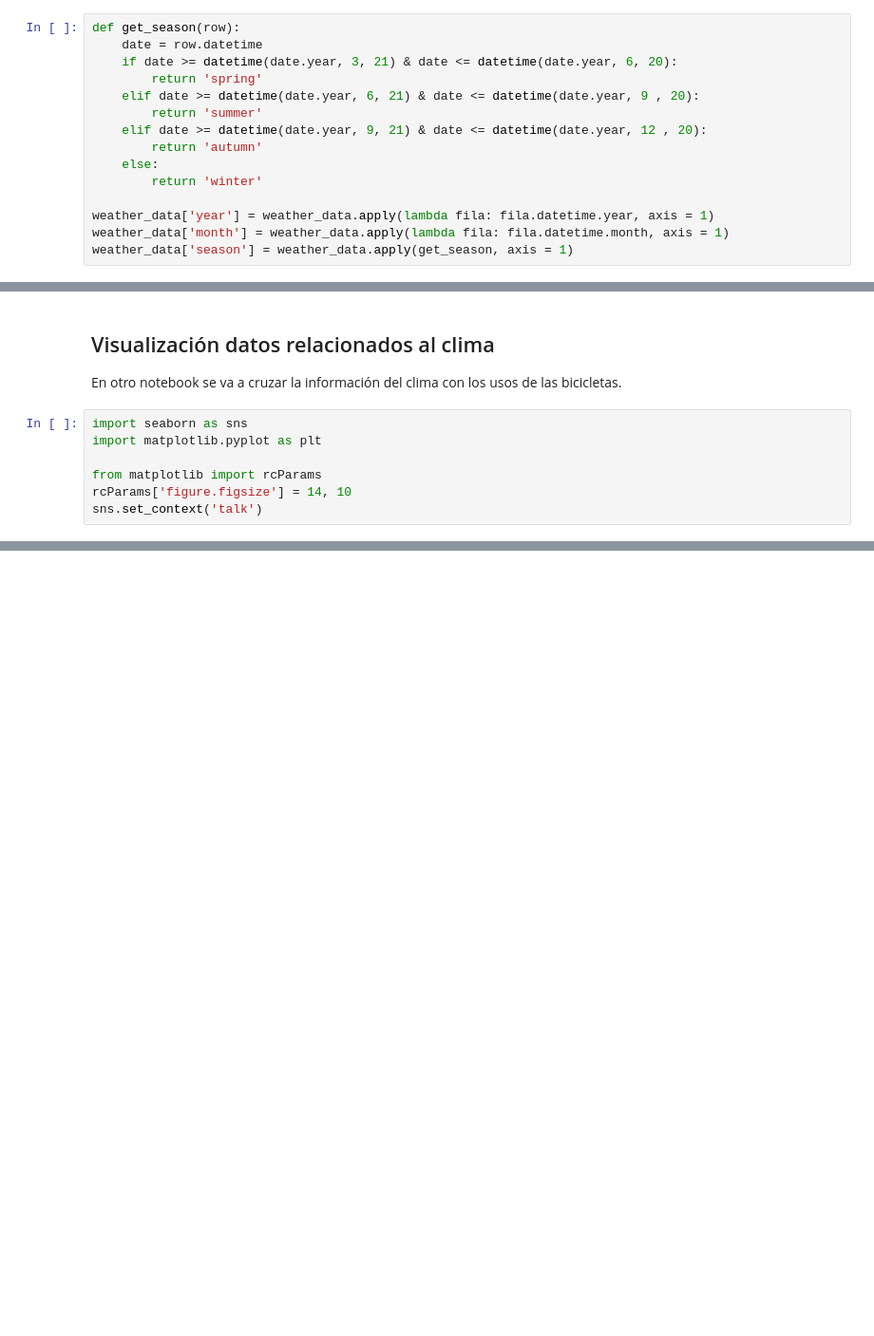
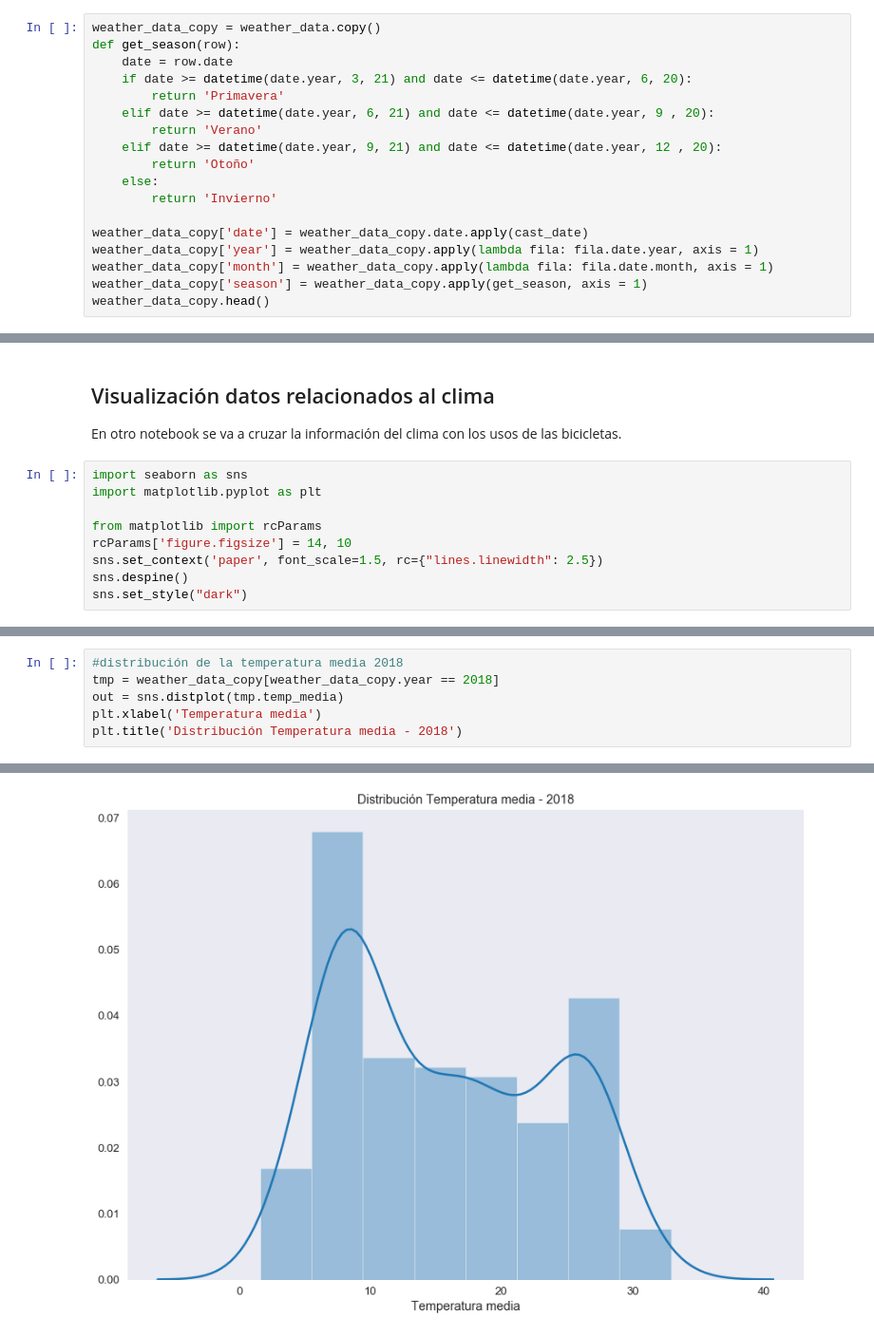
Before and after one commit to devgrla/bicimad, a Jupyter notebook: python/Clima Madrid.ipynb, the cells around one changed output, grey strips where cells are left out. Shown at 95% size. Saved outputs shown, nothing was run; the diff lists cells and outputs as text; blank space fills up the shorter version.

Commit message:
visualizacion datos clima

```diff
--- a/python/Clima Madrid.ipynb
+++ b/python/Clima Madrid.ipynb
@@ -154,17 +143,20 @@ weather_data
 # %% [markdown]
 ### Agrego columnas de interés para utilizar luego en la visualización
 # %%
+weather_data_copy = weather_data.copy()
 def get_season(row):
-    date = row.datetime
-    if date >= datetime(date.year, 3, 21) & date <= datetime(date.year, 6, 20):
-        return 'spring'
-    elif date >= datetime(date.year, 6, 21) & date <= datetime(date.year, 9 , 20):
-        return 'summer'
-    elif date >= datetime(date.year, 9, 21) & date <= datetime(date.year, 12 , 20):
-        return 'autumn'
+    date = row.date
+    if date >= datetime(date.year, 3, 21) and date <= datetime(date.year, 6, 20):
+        return 'Primavera'
+    elif date >= datetime(date.year, 6, 21) and date <= datetime(date.year, 9 , 20):
+        return 'Verano'
+    elif date >= datetime(date.year, 9, 21) and date <= datetime(date.year, 12 , 20):
+        return 'Otoño'
     else:
-        return 'winter'
+        return 'Invierno'
 
-weather_data['year'] = weather_data.apply(lambda fila: fila.datetime.year, axis = 1)
-weather_data['month'] = weather_data.apply(lambda fila: fila.datetime.month, axis = 1)
-weather_data['season'] = weather_data.apply(get_season, axis = 1)
+weather_data_copy['date'] = weather_data_copy.date.apply(cast_date)
+weather_data_copy['year'] = weather_data_copy.apply(lambda fila: fila.date.year, axis = 1)
+weather_data_copy['month'] = weather_data_copy.apply(lambda fila: fila.date.month, axis = 1)
+weather_data_copy['season'] = weather_data_copy.apply(get_season, axis = 1)
+weather_data_copy.head()
@@ -178,4 +177,6 @@ import matplotlib.pyplot as plt
 
 from matplotlib import rcParams
 rcParams['figure.figsize'] = 14, 10
-sns.set_context('talk')
+sns.set_context('paper', font_scale=1.5, rc={"lines.linewidth": 2.5})
+sns.despine()
+sns.set_style("dark")
@@ -184,0 +185,7 @@ out = sns.scatterplot(x='precipitation', y='temp_media', data=weather_data, size
+# %%
+#distribución de la temperatura media 2018
+tmp = weather_data_copy[weather_data_copy.year == 2018]
+out = sns.distplot(tmp.temp_media)
+plt.xlabel('Temperatura media')
+plt.title('Distribución Temperatura media - 2018')
+# %% [output]
@@ -184,0 +193 @@ out = sns.scatterplot(x='precipitation', y='temp_media', data=weather_data, size
+[figure, added]
```
Also changed, not shown: parts of 12 cells of this notebook.
